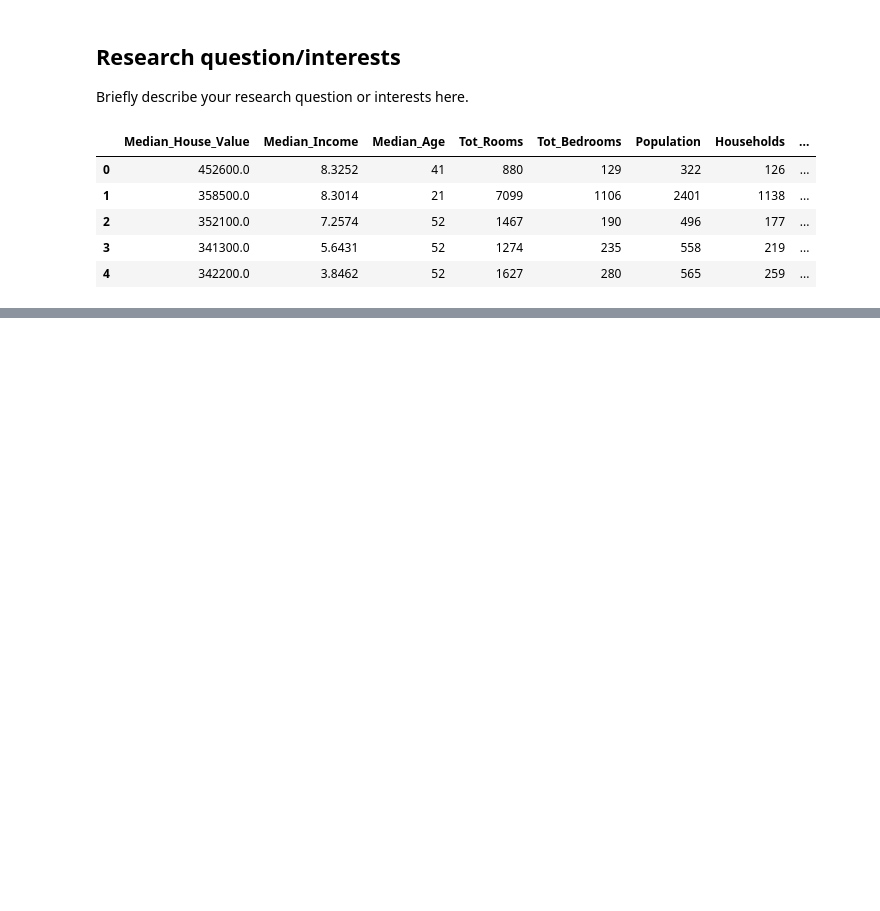
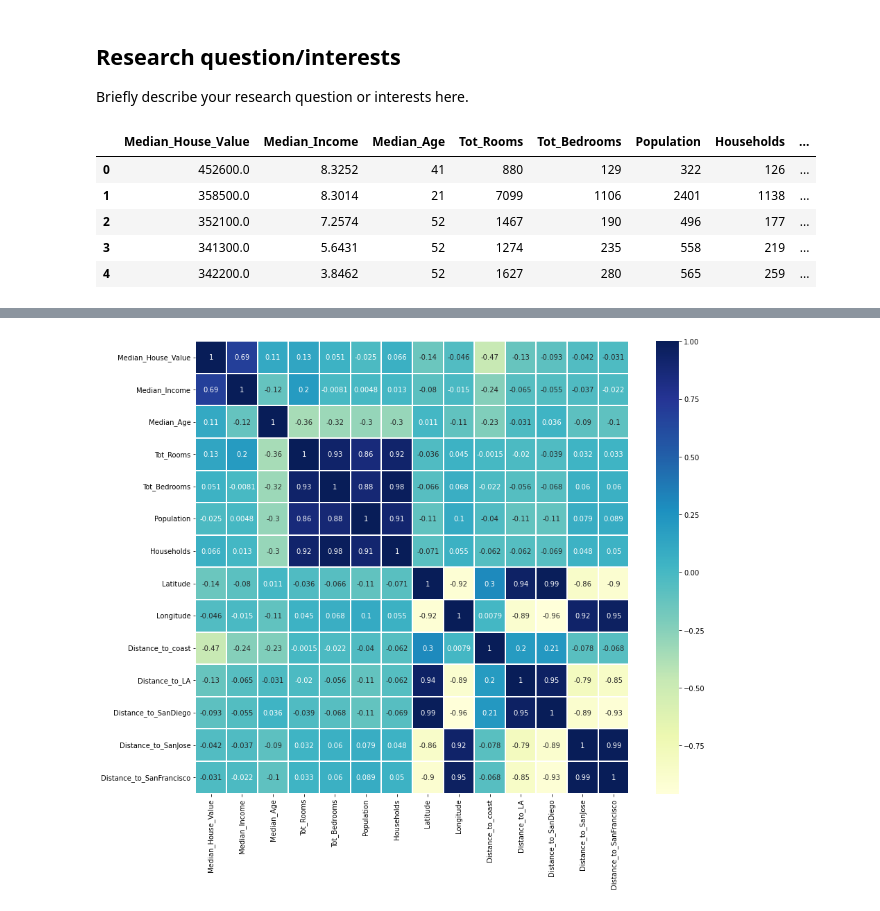
Before and after one commit to abeeto/project-group14-DATA301, a Jupyter notebook: notebooks/analysis2.ipynb, the cells around one changed output, grey strips where cells are left out. Drawn from its saved outputs; the diff is of its cells as text; code cells hidden in the pictures; blank space fills up the shorter version.

```diff
--- a/notebooks/analysis2.ipynb
+++ b/notebooks/analysis2.ipynb
@@ -23,0 +72,7 @@ house.head()
+# %%
+plt.figure(figsize=(14,12))
+sns.heatmap(house.corr(),linewidths=.1,cmap="YlGnBu", annot=True)
+plt.yticks(rotation=0);
+#Checking for variable correlation strengths and relationships using a heat map of correlation coefficients
+# %% [output]
+[figure, added]
```
Also changed, not shown: parts of 25 cells of this notebook, 1 other file.
